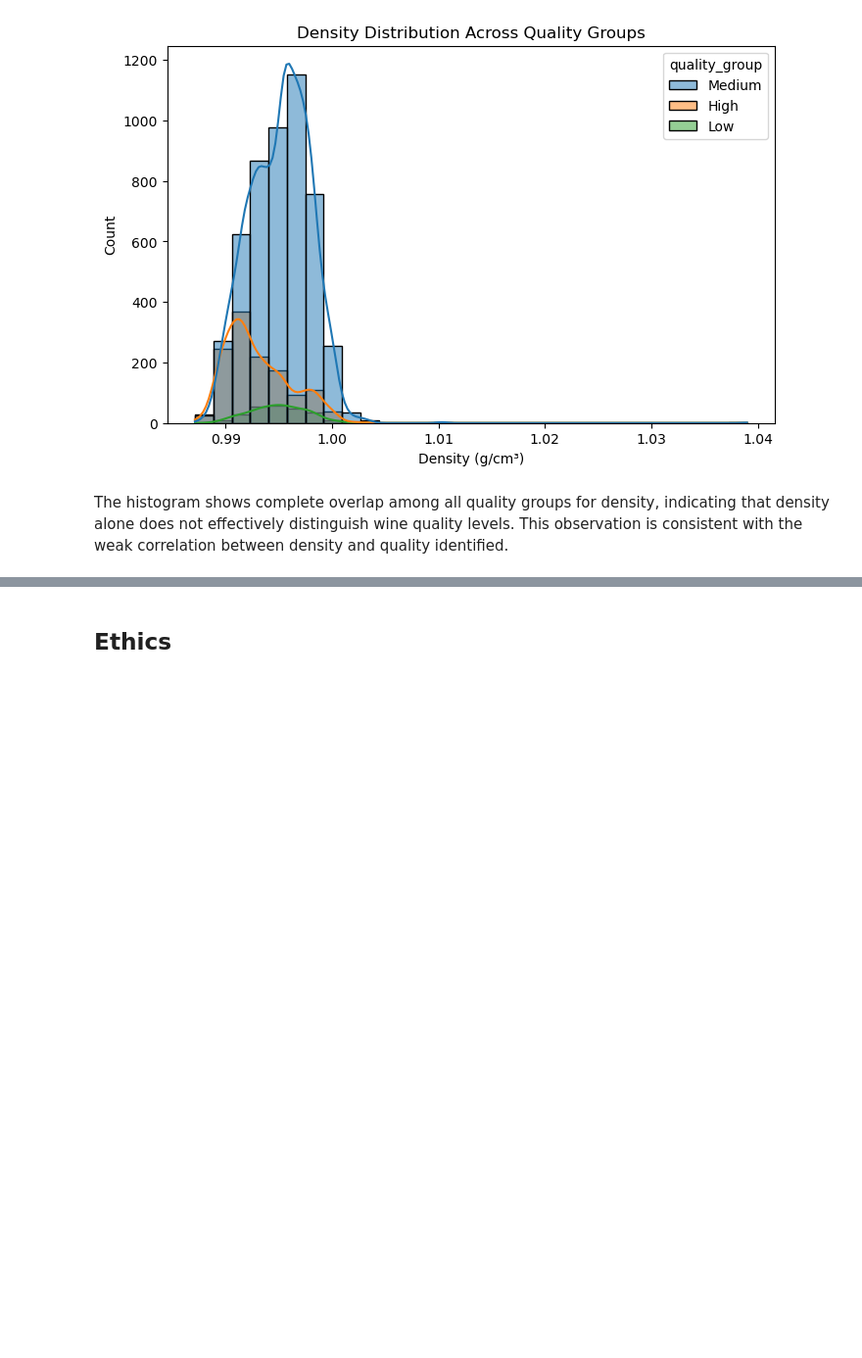
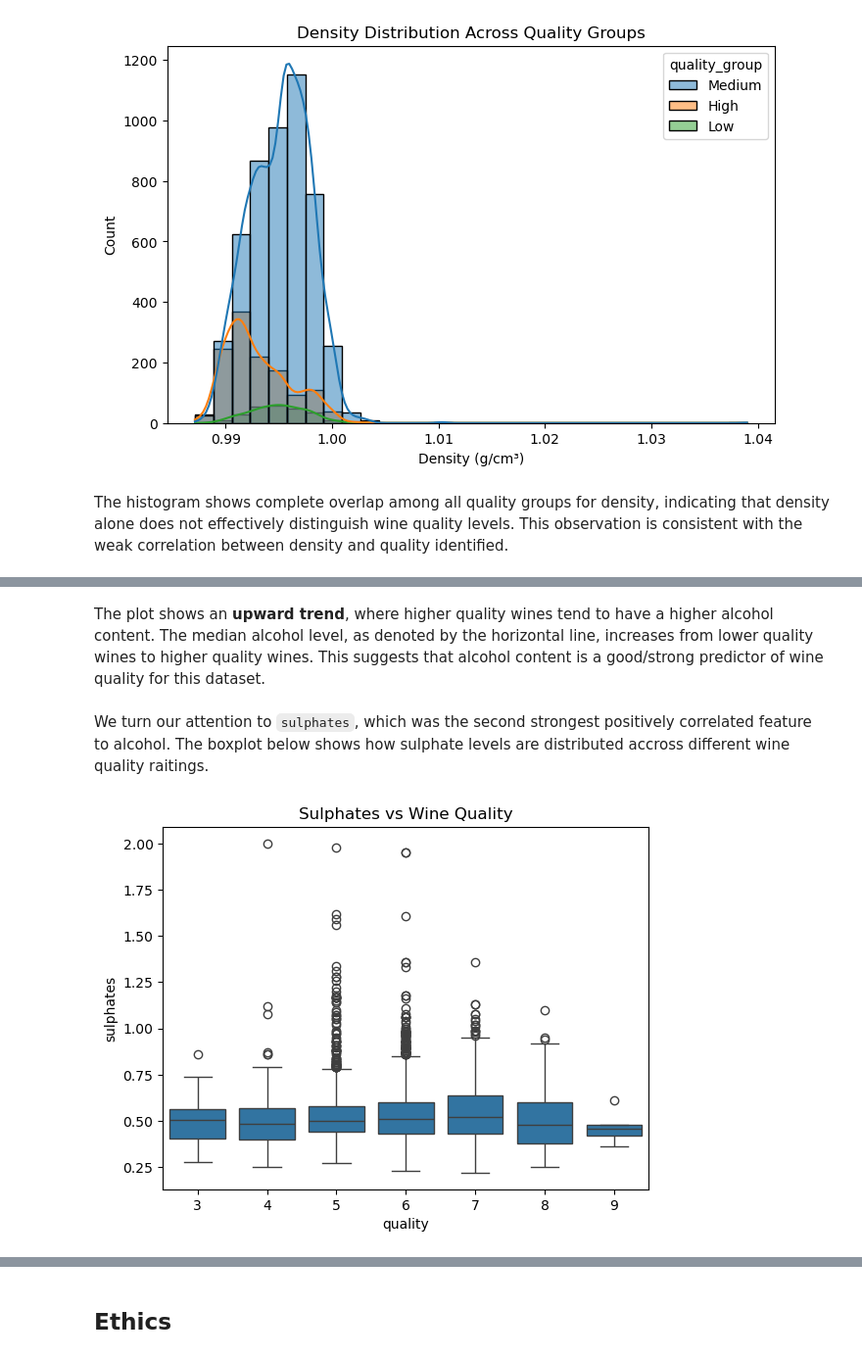
Before and after one commit to COGS108/Group043_WI26, a Jupyter notebook: 02-EDACheckpoint.ipynb, the cells around one changed output, grey strips where cells are left out. Shown at 98% size. Cells and saved outputs as stored; diff of their text form; code cells hidden in the pictures; blank space fills up the shorter version.

```diff
--- a/02-EDACheckpoint.ipynb
+++ b/02-EDACheckpoint.ipynb
@@ -413,0 +390,10 @@ The histogram shows complete overlap among all quality groups for density, indic
+# %% [markdown]
+The plot shows an **upward trend**, where higher quality wines tend to have a higher alcohol content. The median alcohol level, as denoted by the horizontal line, increases from lower quality wines to higher quality wines. This suggests that alcohol content is a good/strong predictor of wine quality for this dataset.
+# %% [markdown]
+We turn our attention to `sulphates`, which was the second strongest positively correlated feature to alcohol. The boxplot below shows how sulphate levels are distributed accross different wine quality raitings.
+# %%
+sns.boxplot(data=df, x='quality', y='sulphates')
+plt.title("Sulphates vs Wine Quality")
+plt.show()
+# %% [output]
+[figure, added]
```
Also changed, not shown: parts of 20 cells of this notebook.
